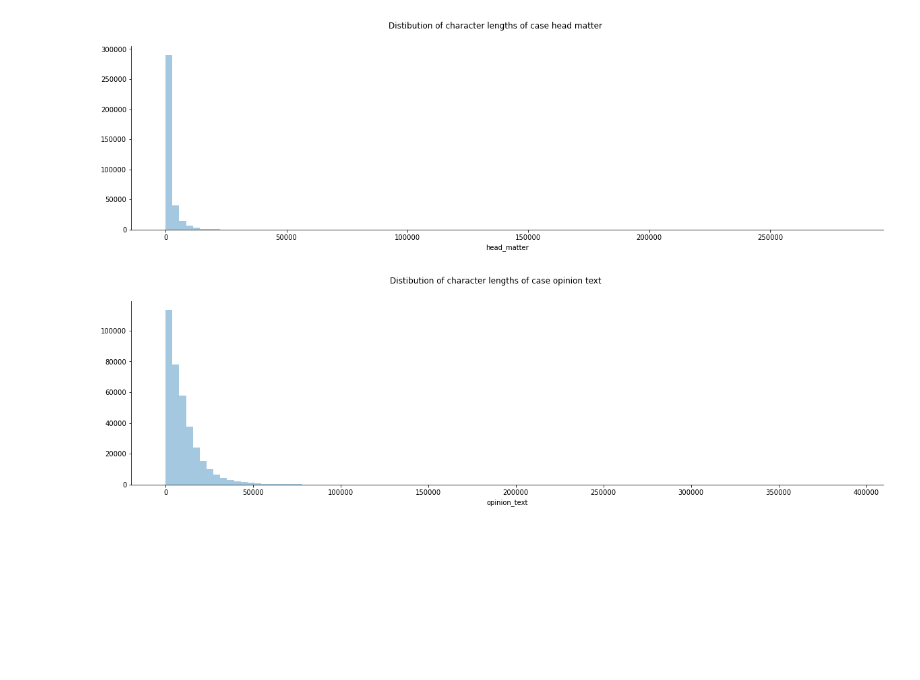
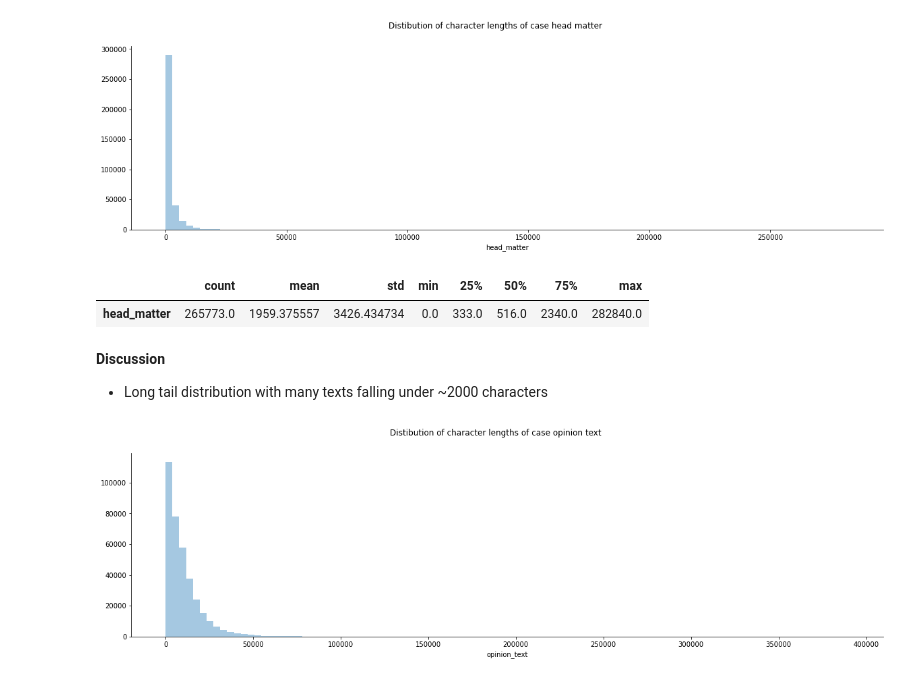
Before and after one commit to parambharat/cs109b-grp9-final-project, a Jupyter notebook: notebooks/grp9-milestone-2-submission.ipynb, the cells around one changed output. Cells and saved outputs as stored; diff of their text form; code cells hidden in the pictures; blank space fills up the shorter version.

```diff
--- a/notebooks/grp9-milestone-2-submission.ipynb
+++ b/notebooks/grp9-milestone-2-submission.ipynb
@@ -351,6 +357,15 @@ sns.despine()
 plt.show()
 # %% [output]
 [figure]
+# %%
+display(pd.DataFrame(cases_data.head_matter.map(len).describe()).T)
+# %% [output]
+|  | count | mean | std | min | 25% | 50% | 75% | max |
+| head_matter | 265773.0 | 1959.375557 | 3426.434734 | 0.0 | 333.0 | 516.0 | 2340.0 | 282840.0 |
+# %% [markdown]
+**Discussion**
+
+- Long tail distribution with many texts falling under ~2000 characters
 # %%
 plt.figure(figsize=(20, 5))
 sns.distplot(cases_data.opinion_text.map(len), bins=100, kde=False)
```
Also changed, not shown: parts of 52 cells of this notebook.
